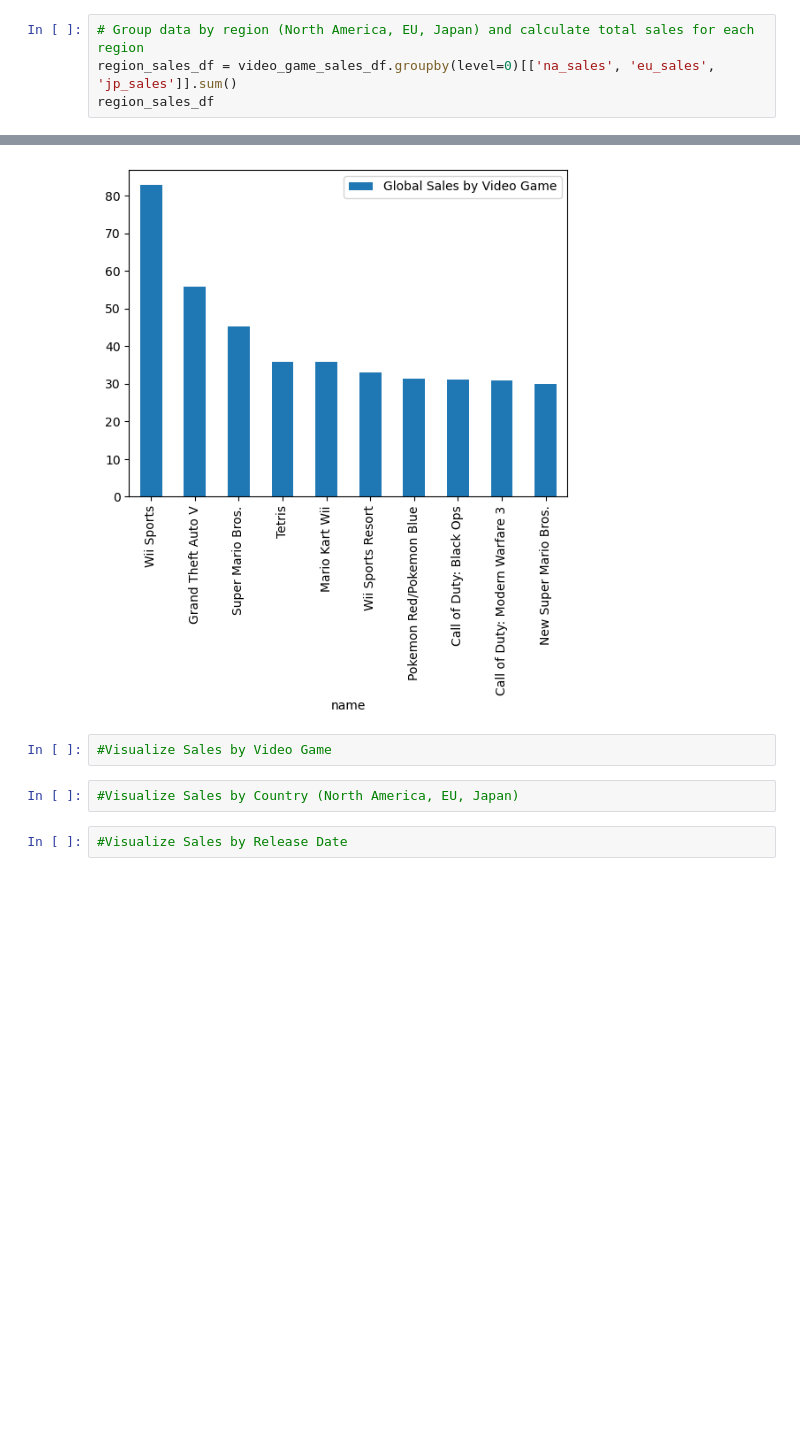
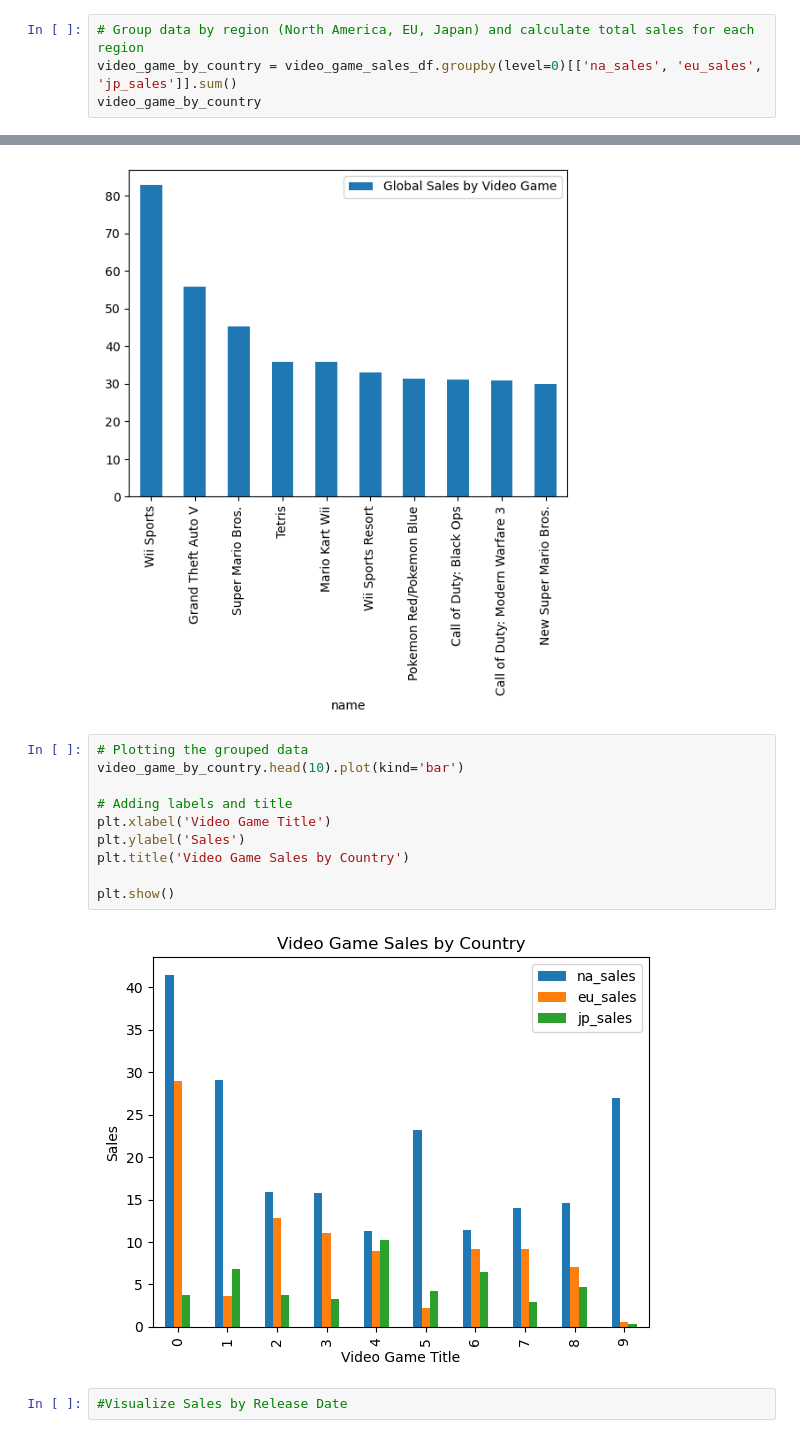
Before and after one commit to knohavec/Project-1-, a Jupyter notebook: Data Exploration Jupiter Notebooks/video_game_sales.ipynb, the cells around one changed output, grey strips where cells are left out. Drawn from its saved outputs; the diff is of its cells as text; blank space fills up the shorter version.

Commit message:
visualize by country

```diff
--- a/Data Exploration Jupiter Notebooks/video_game_sales.ipynb
+++ b/Data Exploration Jupiter Notebooks/video_game_sales.ipynb
@@ -165,8 +166,8 @@ genre_sales_df_sorted.head()
 | Platform | 831.37 |
 # %%
 # Group data by region (North America, EU, Japan) and calculate total sales for each region
-region_sales_df = video_game_sales_df.groupby(level=0)[['na_sales', 'eu_sales', 'jp_sales']].sum()
-region_sales_df
+video_game_by_country = video_game_sales_df.groupby(level=0)[['na_sales', 'eu_sales', 'jp_sales']].sum()
+video_game_by_country
 # %% [output]
 |  | na_sales | eu_sales | jp_sales |
 | 0 | 41.49 | 29.02 | 3.77 |
@@ -255,10 +256,18 @@ video_game_sales_df.head(10).plot(kind='bar', x='name', y='Global Sales by Video
 # %% [output]
 <Axes: xlabel='name'>
 [figure]
-# %%
-#Visualize Sales by Video Game
-# %%
-#Visualize Sales by Country (North America, EU, Japan)
+# %%
+# Plotting the grouped data
+video_game_by_country.head(10).plot(kind='bar')
+
+# Adding labels and title
+plt.xlabel('Video Game Title')
+plt.ylabel('Sales')
+plt.title('Video Game Sales by Country')
+
+plt.show()
+# %% [output]
+[figure, added]
 # %%
 #Visualize Sales by Release Date
 # %%
```
Also changed, not shown: parts of 1 cell of this notebook.
